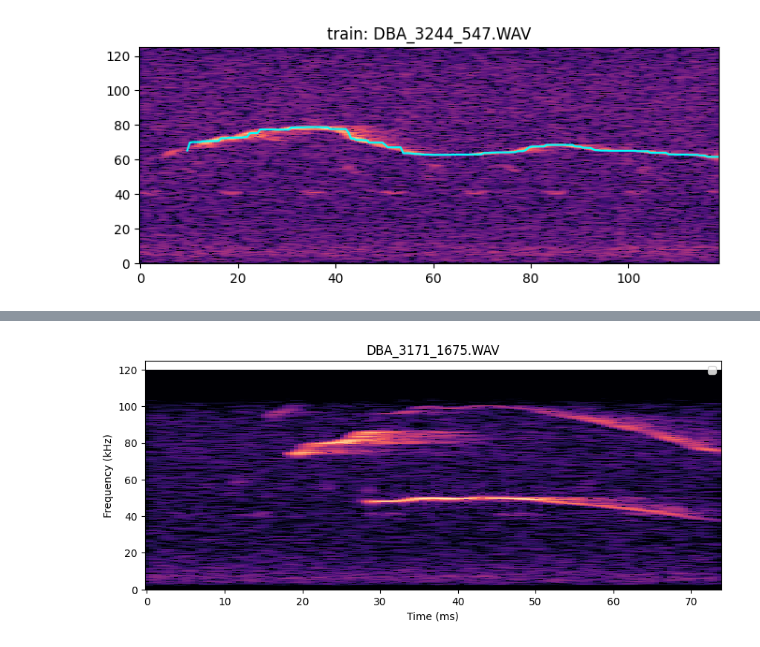
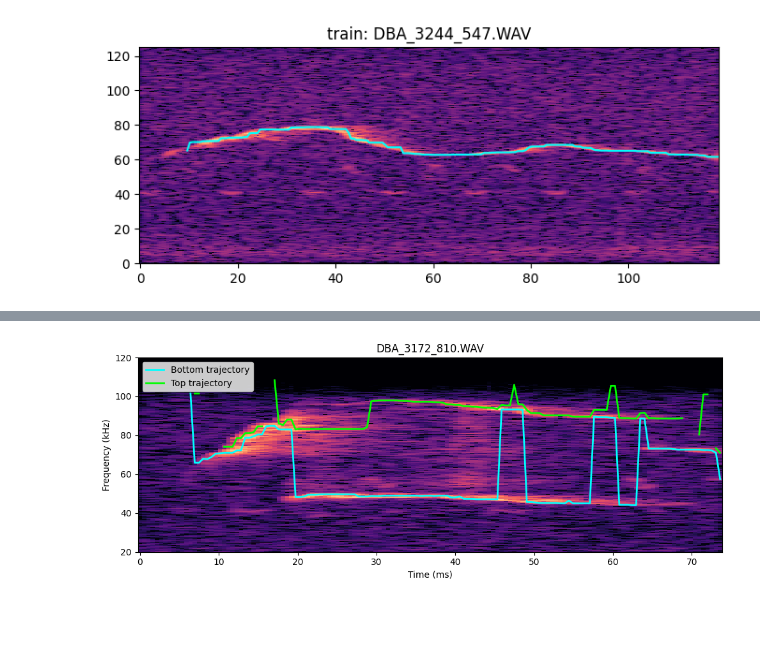
Before and after one commit to netra-khot/mouse-vocalization-2026, a Jupyter notebook: data_prep/audio_preprocess_01.ipynb, the cells around one changed output, grey strips where cells are left out. Drawn from its saved outputs; the diff is of its cells as text; code cells hidden in the pictures; blank space fills up the shorter version.

Commit message:
added branch contour tracker + bottom and top ridge trackers

```diff
--- a/data_prep/audio_preprocess_01.ipynb
+++ b/data_prep/audio_preprocess_01.ipynb
@@ -320,32 +211,68 @@ clean_file_df = file_df[
 # %%
-path = file_df.iloc[38]["full_path"]
+# Choose the known overlapping example
+path = file_df[
+    file_df["filename"].str.contains(
+        "DBA_3172_810",
+        case=False,
+    )
+].iloc[0]["full_path"]
 
-# Existing tfridge method
-old_result = utils.get_main_freq_traj(path)
-times_old, freq_old = old_result[:2]
+(
+    times,
+    bottom_freq,
+    bottom_amp,
+    top_freq,
+    top_amp,
+    bottom_active,
+    top_active,
+) = get_dual_freq_traj(path)
 
-# Computer-vision method
-times_cv, freq_cv, amp_cv = utils.get_cv_freq_traj(path)
+# Load the matching spectrogram
+spec_times, spec_freqs, magnitude = get_spectrogram(
+    path,
+    n_fft=1024,
+    hop_length=128,
+)
 
-# Background spectrogram
-audio, sr = utils.load_audio(path, target_sr=240000)
-audio = utils.bandpass_filter(audio, sr)
-S_db, freqs, times = utils.quick_spectrogram(audio, sr)
+S_db = librosa.amplitude_to_db(
+    magnitude,
+    ref=np.max,
+)
 
 plt.figure(figsize=(10, 4))
-plt.pcolormesh(times * 1000, freqs / 1000, S_db,
-               shading="auto", cmap="magma", vmin=-60, vmax=0)
 
-plt.plot(times_old * 1000, freq_old / 1000,
-         color="cyan", label="tfridge")
-# plt.plot(times_cv * 1000, freq_cv / 1000,
-#          color="lime", linestyle="--", label="CV")
+plt.pcolormesh(
+    spec_times * 1000,
+    spec_freqs / 1000,
+    S_db,
+    shading="auto",
+    cmap="magma",
+    vmin=-60,
+    vmax=0,
+)
 
-plt.ylim(0, 125)
+plt.plot(
+    times * 1000,
+    bottom_freq / 1000,
+    color="cyan",
+    linewidth=2,
+    label="Bottom trajectory",
+)
+
+plt.plot(
+    times * 1000,
+    top_freq / 1000,
+    color="lime",
+    linewidth=2,
+    label="Top trajectory",
+)
+
+plt.ylim(20, 120)
 plt.xlabel("Time (ms)")
 plt.ylabel("Frequency (kHz)")
 plt.title(Path(path).name)
 plt.legend()
+plt.tight_layout()
 plt.show()
 # %% [output]
-[figure, old version]
+[figure, new version]
```
Also changed, not shown: parts of 10 cells of this notebook, 1 other file.
